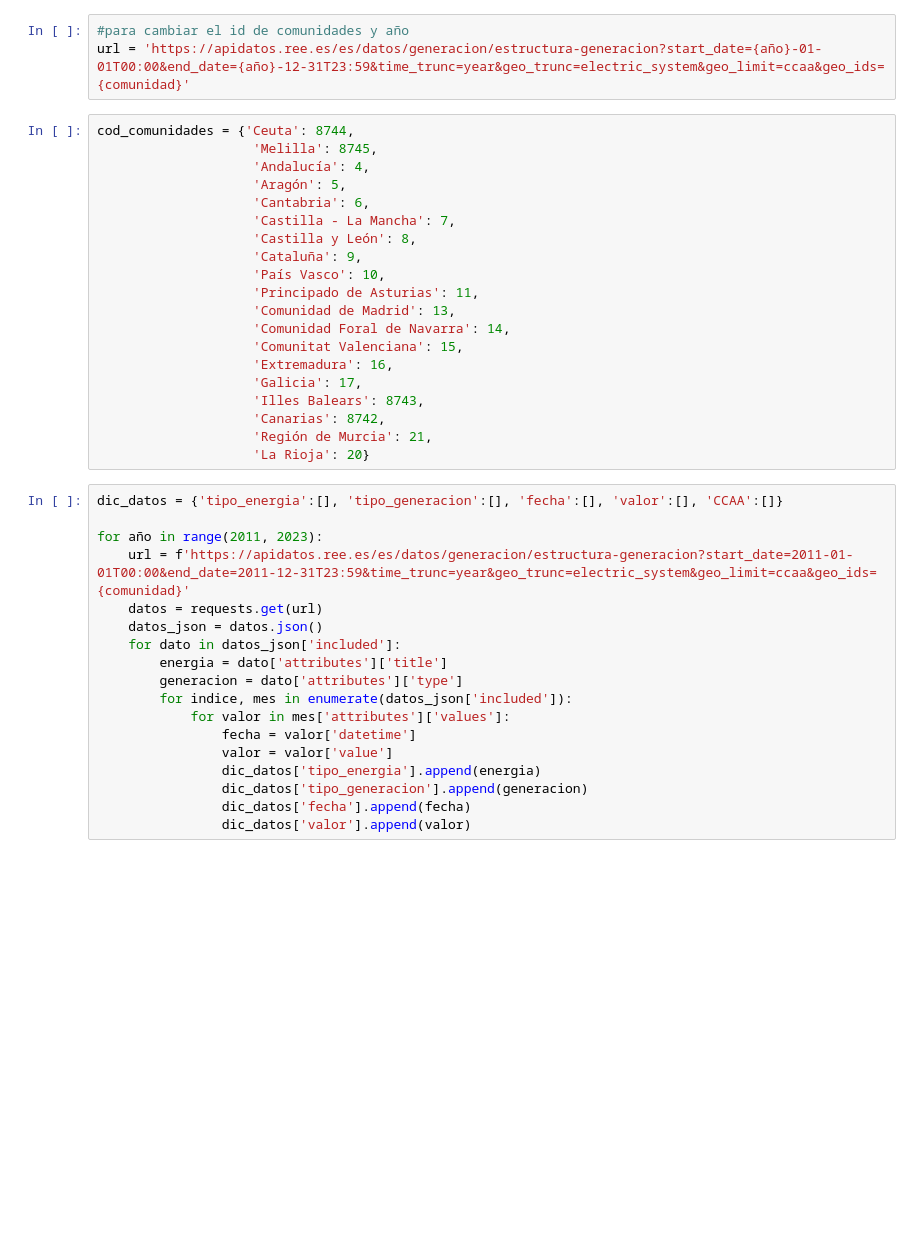
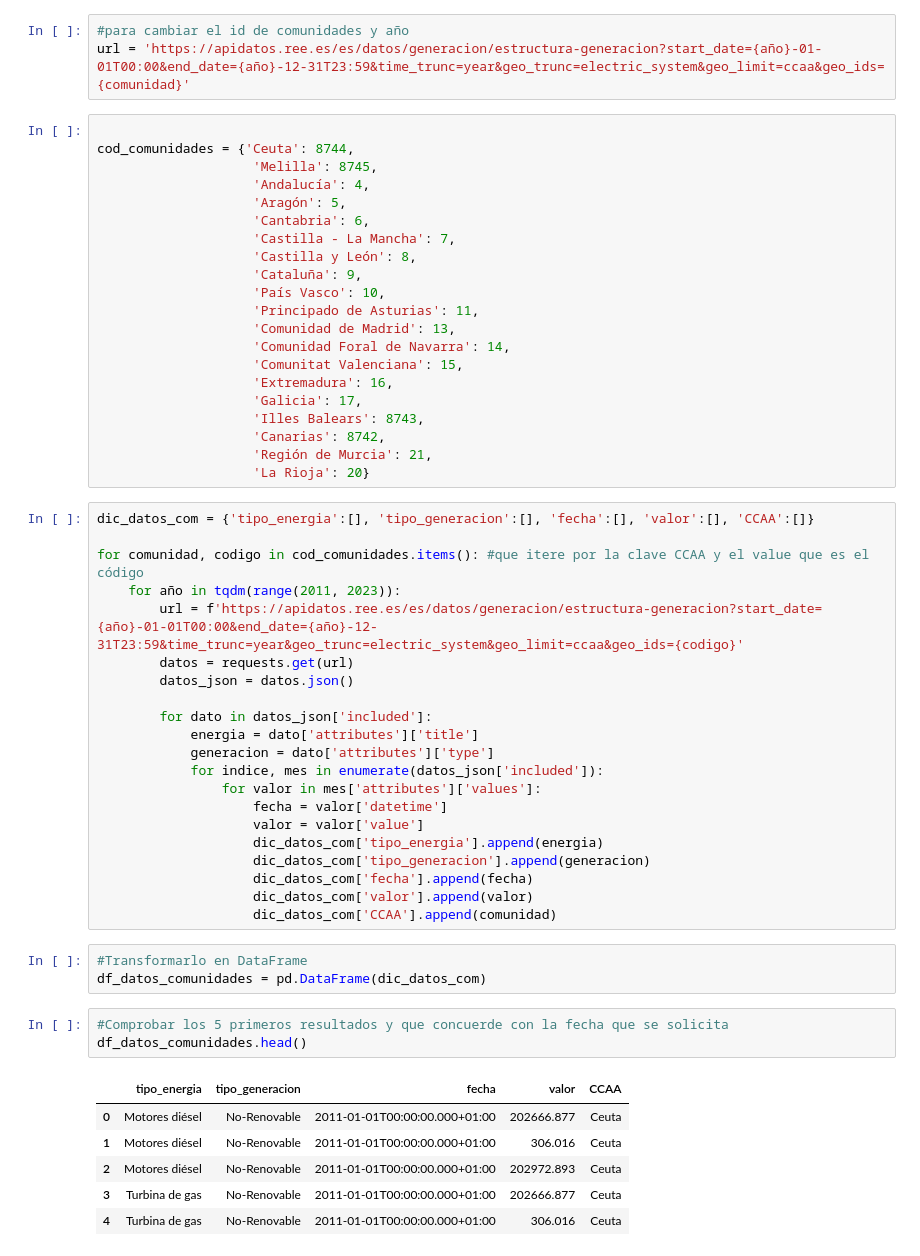
Before and after one commit to lmoraromero/promoG-modulo2-sprint1-pairprogramming-MAITE_LAURAM, a Jupyter notebook: pair-APIS.ipynb, the cells around one changed output. Drawn from its saved outputs; the diff is of its cells as text; blank space fills up the shorter version.

```diff
--- a/pair-APIS.ipynb
+++ b/pair-APIS.ipynb
@@ -192,6 +203,7 @@ url = 'https://apidatos.ree.es/es/datos/generacion/estructura-generacion?start_d
 #para cambiar el id de comunidades y año
 url = 'https://apidatos.ree.es/es/datos/generacion/estructura-generacion?start_date={año}-01-01T00:00&end_date={año}-12-31T23:59&time_trunc=year&geo_trunc=electric_system&geo_limit=ccaa&geo_ids={comunidad}'
 # %%
+
 cod_comunidades = {'Ceuta': 8744,
                     'Melilla': 8745,
                     'Andalucía': 4,
@@ -212,20 +224,36 @@ cod_comunidades = {'Ceuta': 8744,
                     'Región de Murcia': 21,
                     'La Rioja': 20}
 # %%
-dic_datos = {'tipo_energia':[], 'tipo_generacion':[], 'fecha':[], 'valor':[], 'CCAA':[]}
+dic_datos_com = {'tipo_energia':[], 'tipo_generacion':[], 'fecha':[], 'valor':[], 'CCAA':[]}
 
-for año in range(2011, 2023):
-    url = f'https://apidatos.ree.es/es/datos/generacion/estructura-generacion?start_date=2011-01-01T00:00&end_date=2011-12-31T23:59&time_trunc=year&geo_trunc=electric_system&geo_limit=ccaa&geo_ids={comunidad}'
-    datos = requests.get(url)
-    datos_json = datos.json()
-    for dato in datos_json['included']:
-        energia = dato['attributes']['title']
-        generacion = dato['attributes']['type']
-        for indice, mes in enumerate(datos_json['included']):
-            for valor in mes['attributes']['values']:
-                fecha = valor['datetime']
-                valor = valor['value']
-                dic_datos['tipo_energia'].append(energia)
-                dic_datos['tipo_generacion'].append(generacion)
-                dic_datos['fecha'].append(fecha)
-                dic_datos['valor'].append(valor)
+for comunidad, codigo in cod_comunidades.items(): #que itere por la clave CCAA y el value que es el código
+    for año in tqdm(range(2011, 2023)):
+        url = f'https://apidatos.ree.es/es/datos/generacion/estructura-generacion?start_date={año}-01-01T00:00&end_date={año}-12-31T23:59&time_trunc=year&geo_trunc=electric_system&geo_limit=ccaa&geo_ids={codigo}'
+        datos = requests.get(url)
+        datos_json = datos.json()
+
+        for dato in datos_json['included']:
+            energia = dato['attributes']['title']
+            generacion = dato['attributes']['type']
+            for indice, mes in enumerate(datos_json['included']):
+                for valor in mes['attributes']['values']:
+                    fecha = valor['datetime']
+                    valor = valor['value']
+                    dic_datos_com['tipo_energia'].append(energia)
+                    dic_datos_com['tipo_generacion'].append(generacion)
+                    dic_datos_com['fecha'].append(fecha)
+                    dic_datos_com['valor'].append(valor)
+                    dic_datos_com['CCAA'].append(comunidad)
+# %%
+#Transformarlo en DataFrame
+df_datos_comunidades = pd.DataFrame(dic_datos_com)
+# %%
+#Comprobar los 5 primeros resultados y que concuerde con la fecha que se solicita
+df_datos_comunidades.head()
+# %% [output]
+|  | tipo_energia | tipo_generacion | fecha | valor | CCAA |
+| 0 | Motores diésel | No-Renovable | 2011-01-01T00:00:00.000+01:00 | 202666.877 | Ceuta |
+| 1 | Motores diésel | No-Renovable | 2011-01-01T00:00:00.000+01:00 | 306.016 | Ceuta |
+| 2 | Motores diésel | No-Renovable | 2011-01-01T00:00:00.000+01:00 | 202972.893 | Ceuta |
+| 3 | Turbina de gas | No-Renovable | 2011-01-01T00:00:00.000+01:00 | 202666.877 | Ceuta |
+| 4 | Turbina de gas | No-Renovable | 2011-01-01T00:00:00.000+01:00 | 306.016 | Ceuta |
```
Also changed, not shown: parts of 24 cells of this notebook.
